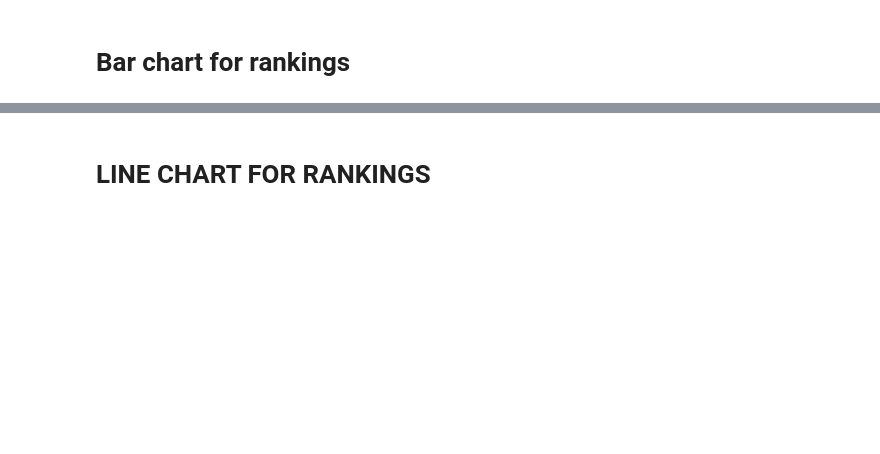
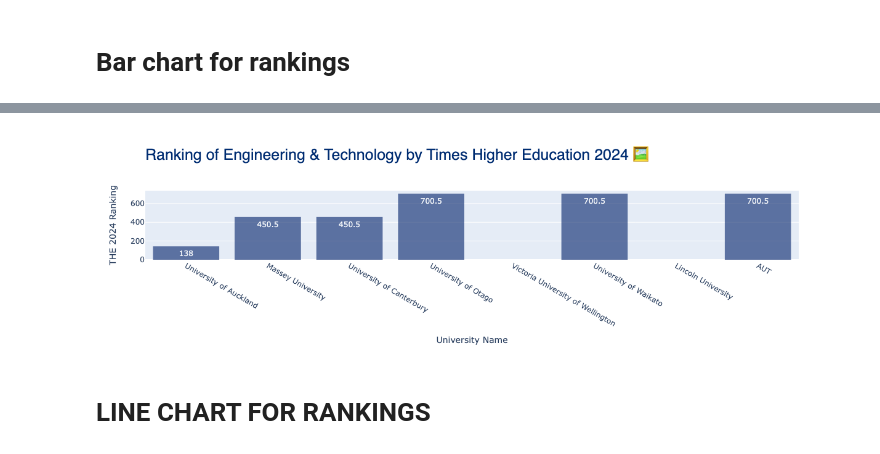
Before and after one commit to XuanMaiNguyen39/Digital-Technology, a Jupyter notebook: Project-Folder/OfficialGraphTest.ipynb, the cells around one changed output, grey strips where cells are left out. Cells and saved outputs as stored; diff of their text form; code cells hidden in the pictures; blank space fills up the shorter version.

```diff
--- a/Project-Folder/OfficialGraphTest.ipynb
+++ b/Project-Folder/OfficialGraphTest.ipynb
@@ -40,7 +60,7 @@ import plotly.express as px
 # Subject'Arts and humanities'
 #import dataset
 
-df = pd.read_csv('data.csv',
+df = pd.read_csv('official.csv',
                  header=0,
                  usecols=["University Name", "Engineering & Technology ranking THE24"])
 
@@ -106,3 +126,4 @@ fig_tech.update_layout(
 
 
 fig_tech.show()
+# %% [output]
@@ -109,3 +131,4 @@ fig_tech.show()
+[figure, added]
 # %%
 #categorise pattern fill
 fig = px.bar(df_melted, x='University Name', y='Subject Field', color="Subject",
```
Also changed, not shown: parts of 3 cells of this notebook, 3 other files.
